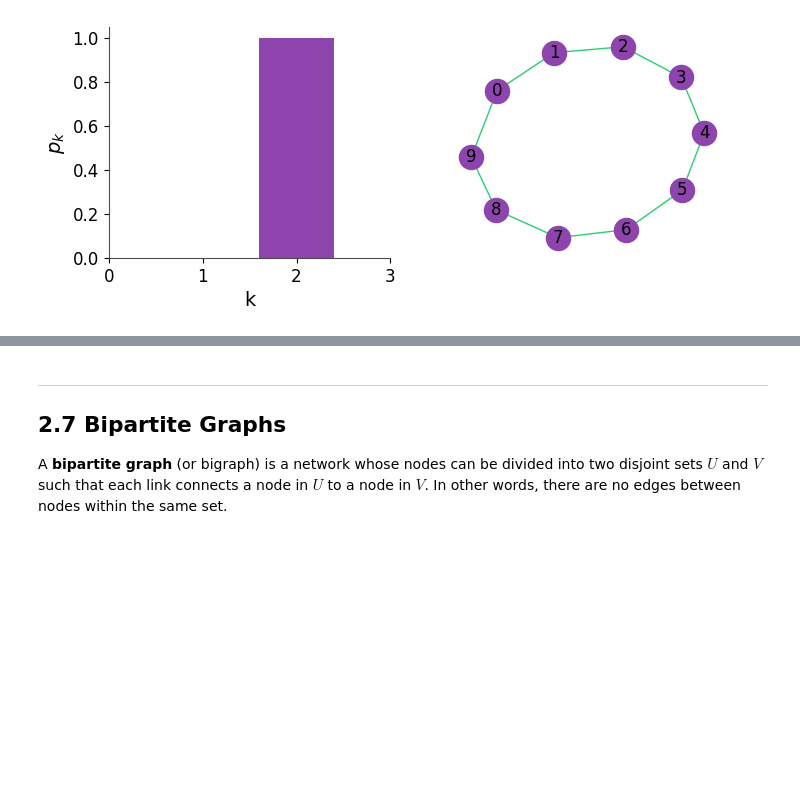
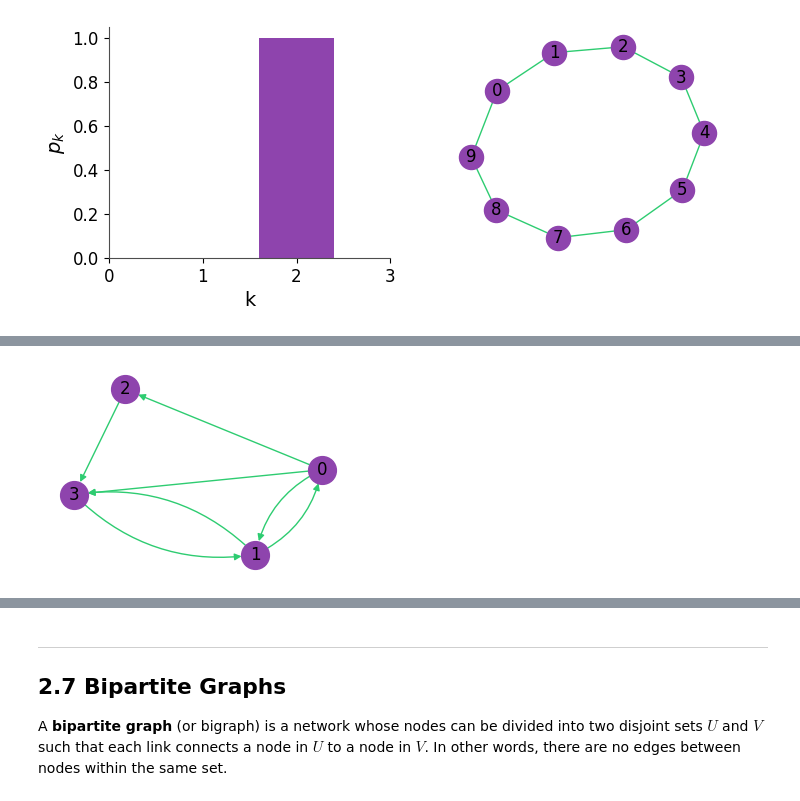
Before and after one commit to grogs84/networkscience, a Jupyter notebook: wip/rChapter2_clean.ipynb, the cells around one changed output, grey strips where cells are left out. Drawn from its saved outputs; the diff is of its cells as text; code cells hidden in the pictures; blank space fills up the shorter version.

```diff
--- a/rChapter2_clean.ipynb
+++ b/wip/rChapter2_clean.ipynb
@@ -192,0 +236,10 @@ plt.tight_layout()
+# %%
+p, n = 0.3, 4
+rng = np.random.default_rng(123)
+A = (rng.random((n, n)) < p).astype(int)
+A = A.astype(float)
+np.fill_diagonal(A, 0)
+G = rx.PyDiGraph.from_adjacency_matrix(A)
+mpl_draw(G, node_color=NS_PURPLE, edge_color=NS_GREEN, with_labels=True, node_size=400)
+# %% [output]
+[figure, added]
```
Also changed, not shown: parts of 32 cells of this notebook, 7 other files.
